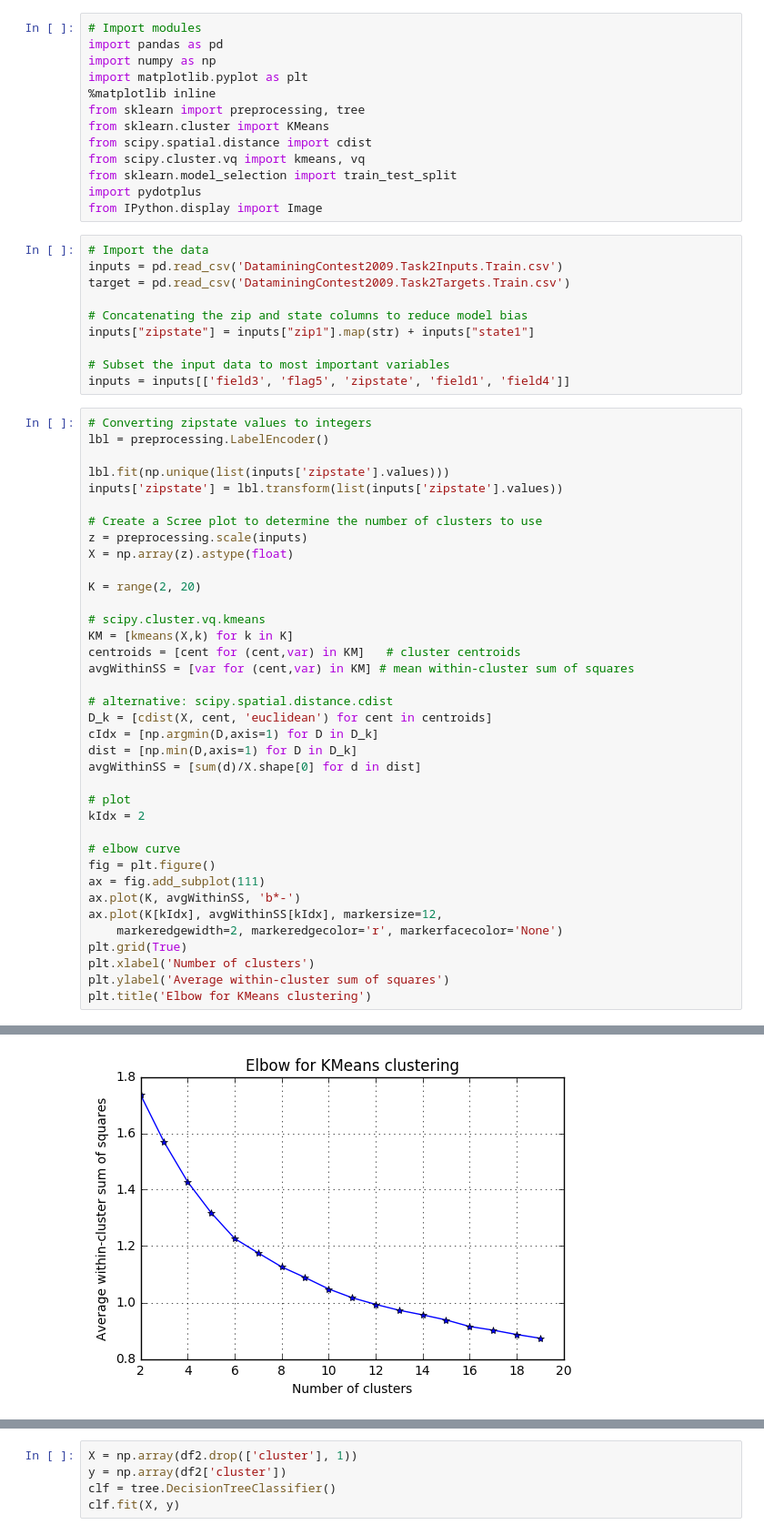
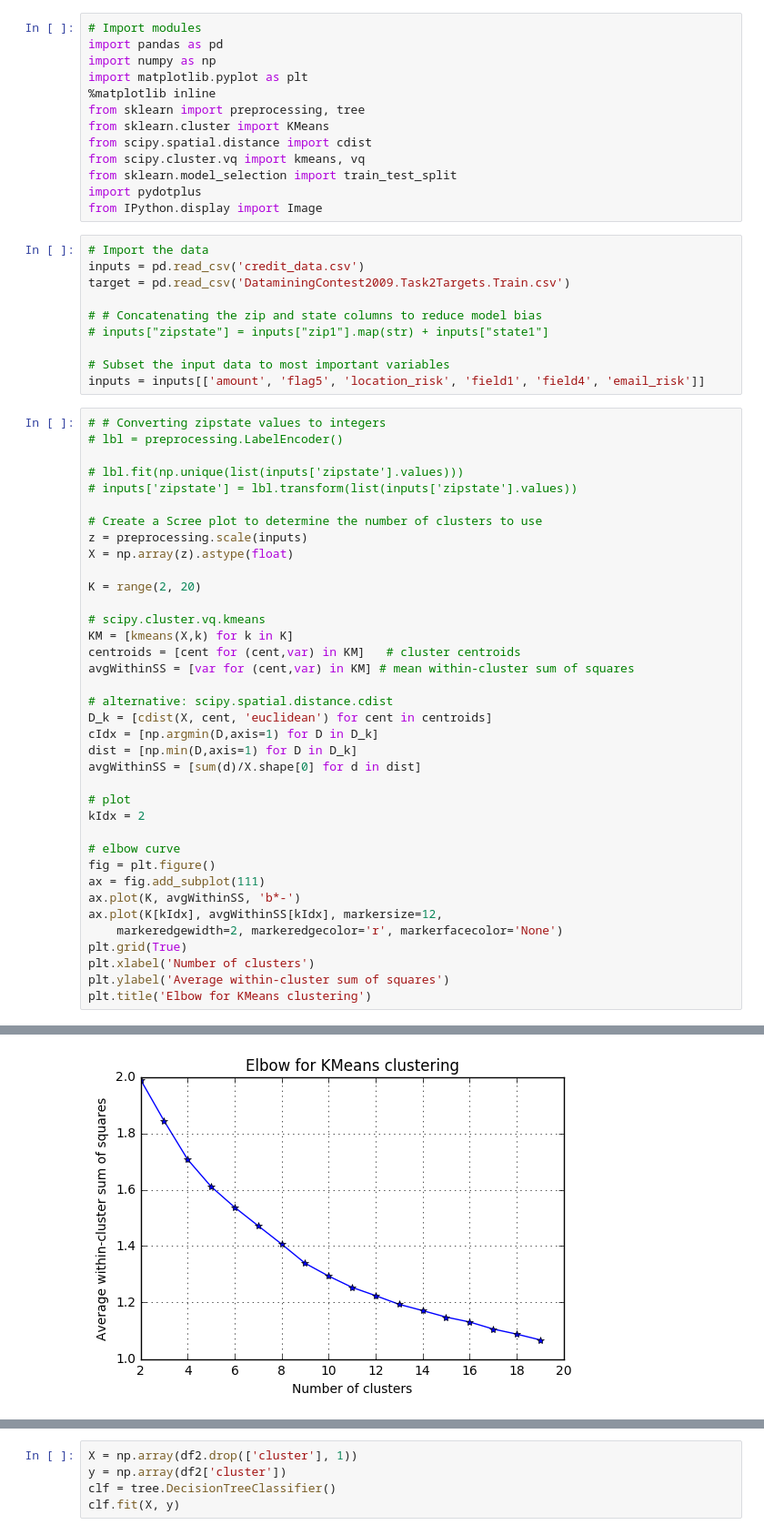
Before and after one commit to jonerra/Purdue_Data_Mining, a Jupyter notebook: KMeans.ipynb, the cells around one changed output, grey strips where cells are left out. Shown: that part at 91% size. Drawn from its saved outputs; the diff is of its cells as text.

Commit message:
add balanced set model

```diff
--- a/KMeans.ipynb
+++ b/KMeans.ipynb
@@ -13,53 +13,53 @@ import pydotplus
 from IPython.display import Image
 # %%
 # Import the data
-inputs = pd.read_csv('DataminingContest2009.Task2Inputs.Train.csv')
+inputs = pd.read_csv('credit_data.csv')
 target = pd.read_csv('DataminingContest2009.Task2Targets.Train.csv')
 
-# Concatenating the zip and state columns to reduce model bias
-inputs["zipstate"] = inputs["zip1"].map(str) + inputs["state1"]
+# # Concatenating the zip and state columns to reduce model bias
+# inputs["zipstate"] = inputs["zip1"].map(str) + inputs["state1"]
 
 # Subset the input data to most important variables
-inputs = inputs[['field3', 'flag5', 'zipstate', 'field1', 'field4']]
+inputs = inputs[['amount', 'flag5', 'location_risk', 'field1', 'field4', 'email_risk']]
 # %%
-# Converting zipstate values to integers
-lbl = preprocessing.LabelEncoder()
+# # Converting zipstate values to integers
+# lbl = preprocessing.LabelEncoder()
 
-lbl.fit(np.unique(list(inputs['zipstate'].values)))
-inputs['zipstate'] = lbl.transform(list(inputs['zipstate'].values))
+# lbl.fit(np.unique(list(inputs['zipstate'].values)))
+# inputs['zipstate'] = lbl.transform(list(inputs['zipstate'].values))
 
 # Create a Scree plot to determine the number of clusters to use
 z = preprocessing.scale(inputs)
 X = np.array(z).astype(float)
 
 K = range(2, 20)
 
 # scipy.cluster.vq.kmeans
 KM = [kmeans(X,k) for k in K]
 centroids = [cent for (cent,var) in KM]   # cluster centroids
 avgWithinSS = [var for (cent,var) in KM] # mean within-cluster sum of squares
 
 # alternative: scipy.spatial.distance.cdist
 D_k = [cdist(X, cent, 'euclidean') for cent in centroids]
 cIdx = [np.argmin(D,axis=1) for D in D_k]
 dist = [np.min(D,axis=1) for D in D_k]
 avgWithinSS = [sum(d)/X.shape[0] for d in dist]
 
 # plot
 kIdx = 2
 
 # elbow curve
 fig = plt.figure()
 ax = fig.add_subplot(111)
 ax.plot(K, avgWithinSS, 'b*-')
 ax.plot(K[kIdx], avgWithinSS[kIdx], markersize=12,
     markeredgewidth=2, markeredgecolor='r', markerfacecolor='None')
 plt.grid(True)
 plt.xlabel('Number of clusters')
 plt.ylabel('Average within-cluster sum of squares')
 plt.title('Elbow for KMeans clustering')
 # %% [output]
 <matplotlib.text.Text at 0x...>
-[figure, old version]
+[figure, new version]
 # %%
 
```
Also changed, not shown: parts of 3 cells of this notebook, 2 other files.
